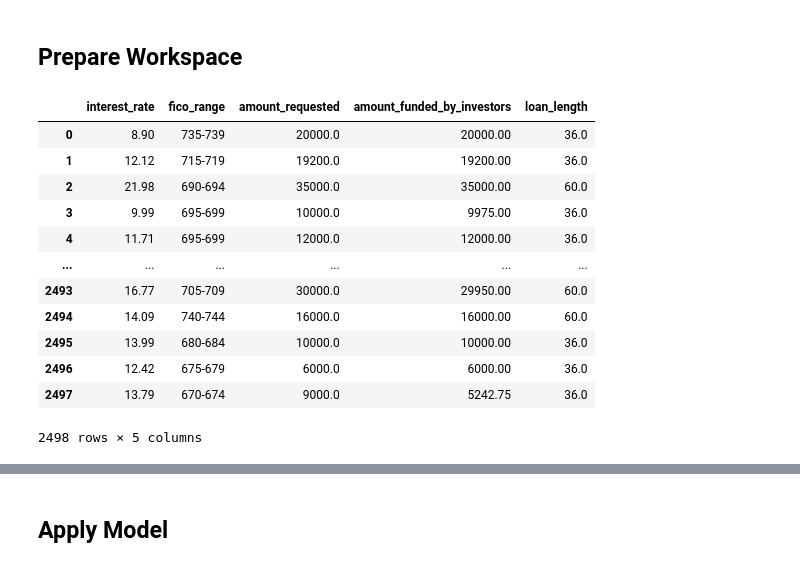
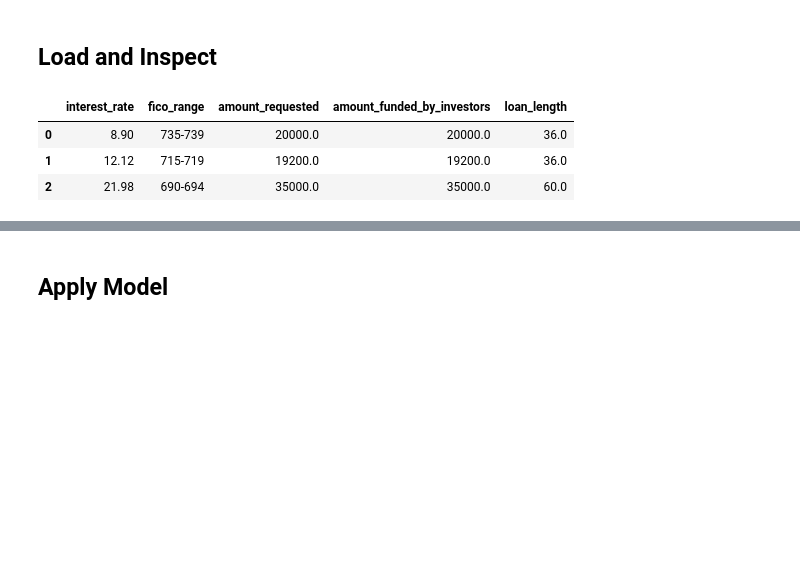
Before and after one commit to spc-kim/linear-regression-case-study, a Jupyter notebook: notebook.ipynb, the cells around one changed output, grey strips where cells are left out. Cells and saved outputs as stored; diff of their text form; code cells hidden in the pictures; blank space fills up the shorter version.

```diff
--- a/notebook.ipynb
+++ b/notebook.ipynb
@@ -1,5 +1,3 @@
-# %% [markdown]
-## Prepare Workspace
 # %%
 # IMPORT LIBRARIES
 
@@ -16,21 +14,16 @@ from sklearn.preprocessing import MinMaxScaler                      # Assigns nu
 from sklearn.ensemble import RandomForestRegressor					# Decision Trees
 from sklearn.model_selection import train_test_split				# Test models
 from sklearn.metrics import root_mean_squared_error, r2_score		# Model accuracy
+# %% [markdown]
+## Load and Inspect
 # %%
+# Import data
+
 df = pd.read_csv("data/data.csv")
-df
+df.head(3)
 # %% [output]
 |  | interest_rate | fico_range | amount_requested | amount_funded_by_investors | loan_length |
-| 0 | 8.90 | 735-739 | 20000.0 | 20000.00 | 36.0 |
-| 1 | 12.12 | 715-719 | 19200.0 | 19200.00 | 36.0 |
-| 2 | 21.98 | 690-694 | 35000.0 | 35000.00 | 60.0 |
-| 3 | 9.99 | 695-699 | 10000.0 | 9975.00 | 36.0 |
-| 4 | 11.71 | 695-699 | 12000.0 | 12000.00 | 36.0 |
-| ... | ... | ... | ... | ... | ... |
-| 2493 | 16.77 | 705-709 | 30000.0 | 29950.00 | 60.0 |
-| 2494 | 14.09 | 740-744 | 16000.0 | 16000.00 | 60.0 |
-| 2495 | 13.99 | 680-684 | 10000.0 | 10000.00 | 36.0 |
-| 2496 | 12.42 | 675-679 | 6000.0 | 6000.00 | 36.0 |
-| 2497 | 13.79 | 670-674 | 9000.0 | 5242.75 | 36.0 |
+| 0 | 8.90 | 735-739 | 20000.0 | 20000.0 | 36.0 |
+| 1 | 12.12 | 715-719 | 19200.0 | 19200.0 | 36.0 |
+| 2 | 21.98 | 690-694 | 35000.0 | 35000.0 | 60.0 |
-2498 rows × 5 columns
 # %%
```
Also changed, not shown: parts of 19 cells of this notebook.
